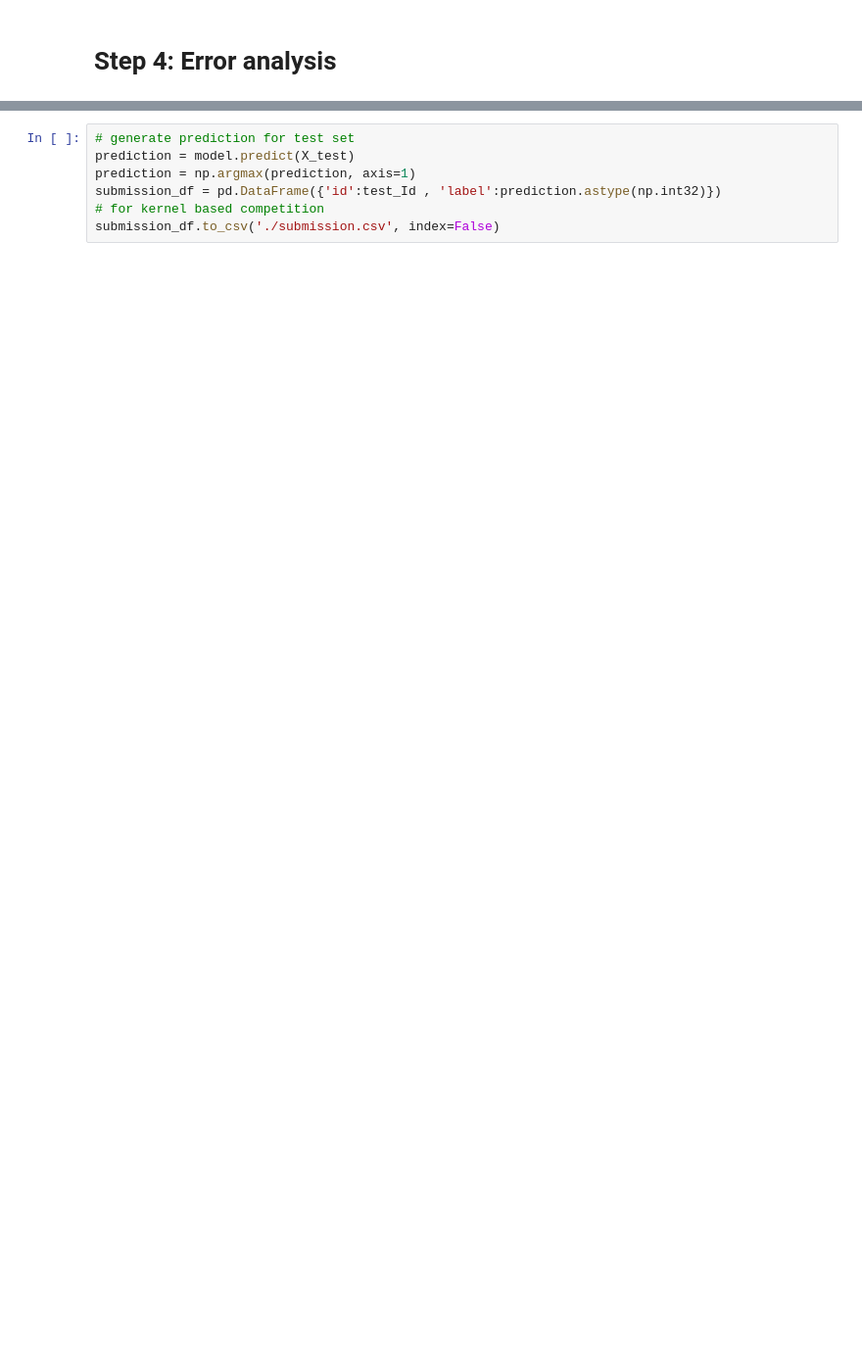
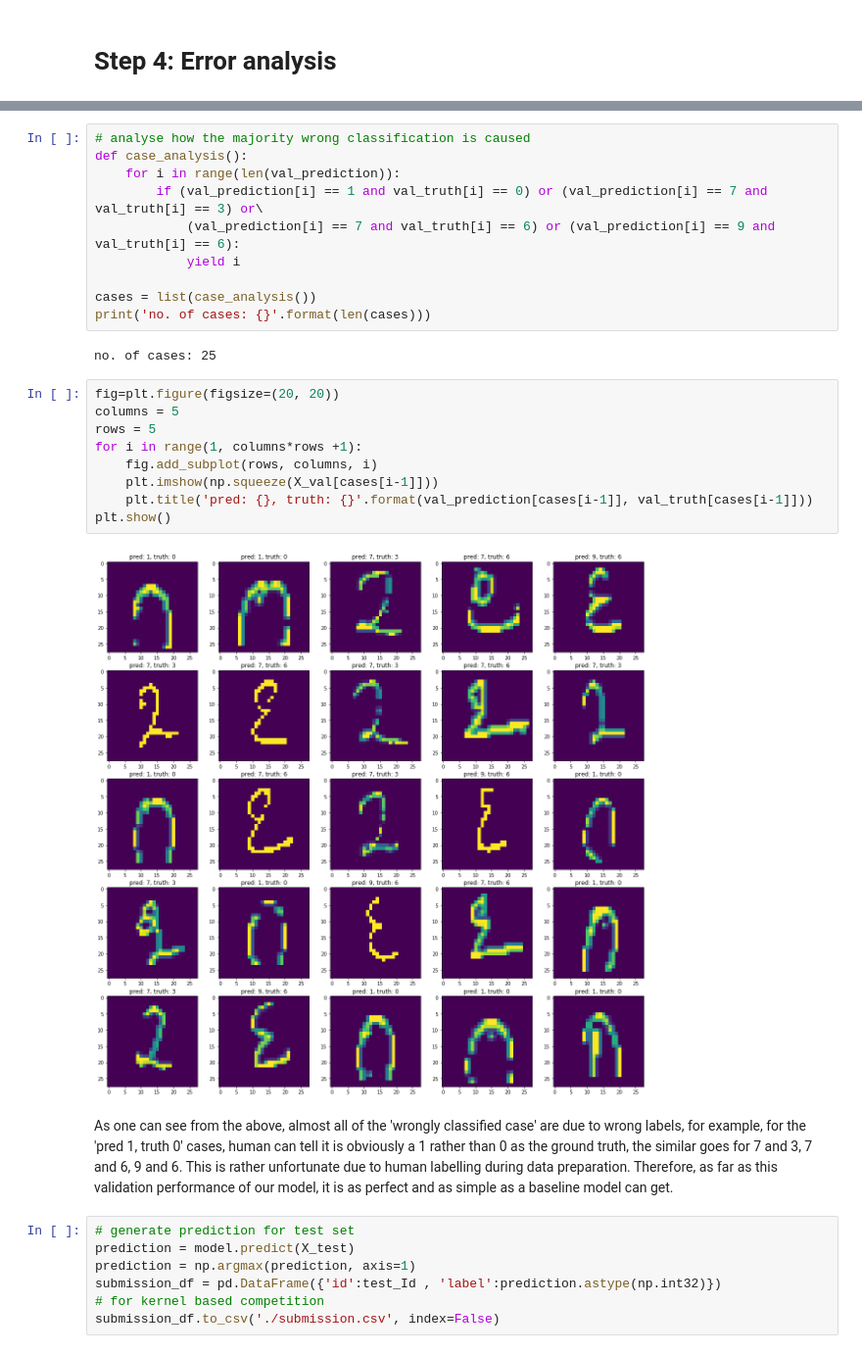
Before and after one commit to Revyung/kannada-MNIST, a Jupyter notebook: Kannada MNIST.ipynb, the cells around one changed output, grey strips where cells are left out. Shown at 98% size. Cells and saved outputs as stored; diff of their text form; blank space fills up the shorter version.

Commit message:
extra error analysis: wrong ground truth label in data

```diff
--- a/Kannada MNIST.ipynb
+++ b/Kannada MNIST.ipynb
@@ -229,3 +232,28 @@ Most of the wrong prediction comes from the fact that some of the true 0s are pr
+# %%
+# analyse how the majority wrong classification is caused
+def case_analysis():
+    for i in range(len(val_prediction)):
+        if (val_prediction[i] == 1 and val_truth[i] == 0) or (val_prediction[i] == 7 and val_truth[i] == 3) or\
+            (val_prediction[i] == 7 and val_truth[i] == 6) or (val_prediction[i] == 9 and val_truth[i] == 6):
+            yield i
+
+cases = list(case_analysis())
+print('no. of cases: {}'.format(len(cases)))
+# %% [output]
+no. of cases: 25
+# %%
+fig=plt.figure(figsize=(20, 20))
+columns = 5
+rows = 5
+for i in range(1, columns*rows +1):
+    fig.add_subplot(rows, columns, i)
+    plt.imshow(np.squeeze(X_val[cases[i-1]]))
+    plt.title('pred: {}, truth: {}'.format(val_prediction[cases[i-1]], val_truth[cases[i-1]]))
+plt.show()
+# %% [output]
+[figure, added]
+# %% [markdown]
+As one can see from the above, almost all of the 'wrongly classified case' are due to wrong labels, for example, for the 'pred 1, truth 0' cases, human can tell it is obviously a 1 rather than 0 as the ground truth, the similar goes for 7 and 3, 7 and 6, 9 and 6. This is rather unfortunate due to human labelling during data preparation. Therefore, as far as this validation performance of our model, it is as perfect and as simple as a baseline model can get.
 # %%
 # generate prediction for test set
 prediction = model.predict(X_test)
```
Also changed, not shown: parts of 5 cells of this notebook.
